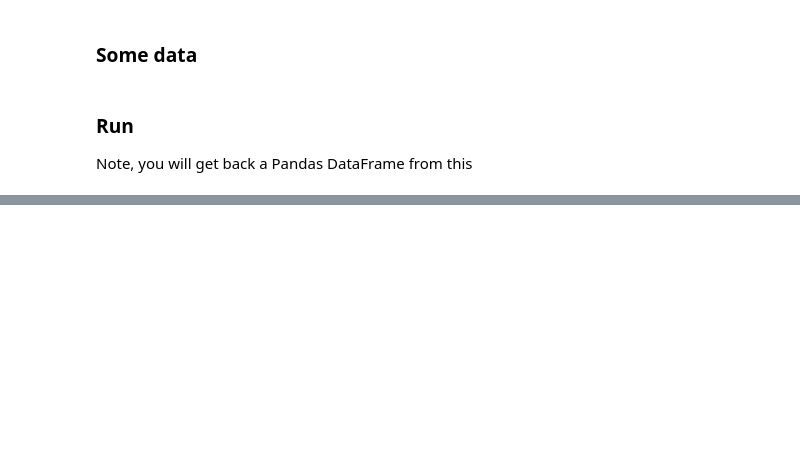
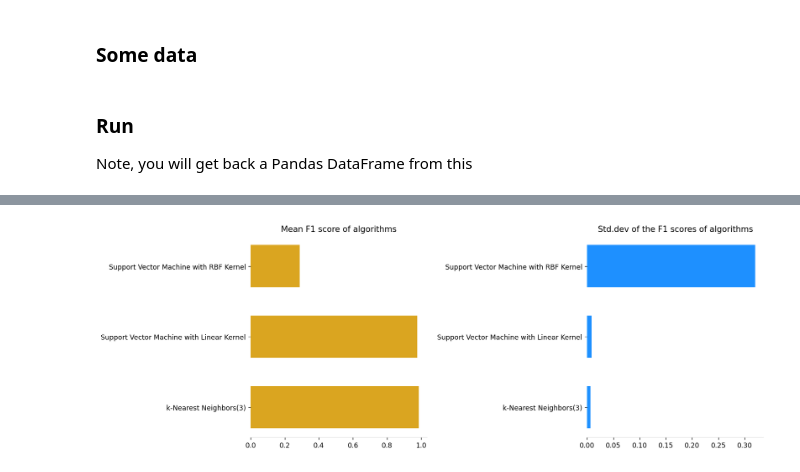
Before and after one commit to tirthajyoti/mldsutils, a Jupyter notebook: index.ipynb, the cells around one changed output, grey strips where cells are left out. Drawn from its saved outputs; the diff is of its cells as text; code cells hidden in the pictures; blank space fills up the shorter version.

```diff
--- a/index.ipynb
+++ b/index.ipynb
@@ -63,0 +113,5 @@ d1
+# %%
+plot_bars(d1,t1="Mean F1 score of algorithms",
+              t2="Std.dev of the F1 scores of algorithms")
+# %% [output]
+[figure, added]
```
Also changed, not shown: parts of 22 cells of this notebook, 7 other files.
